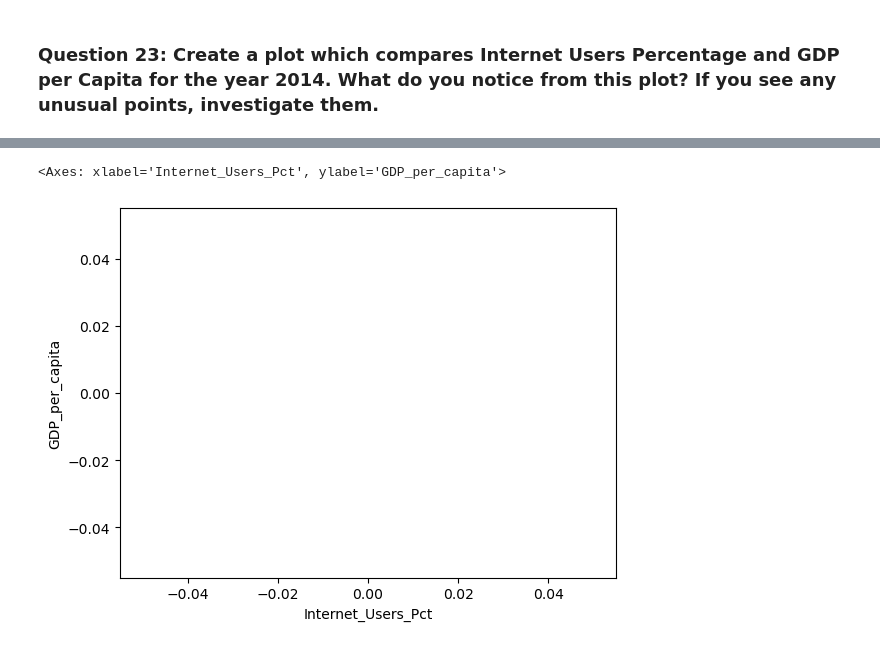
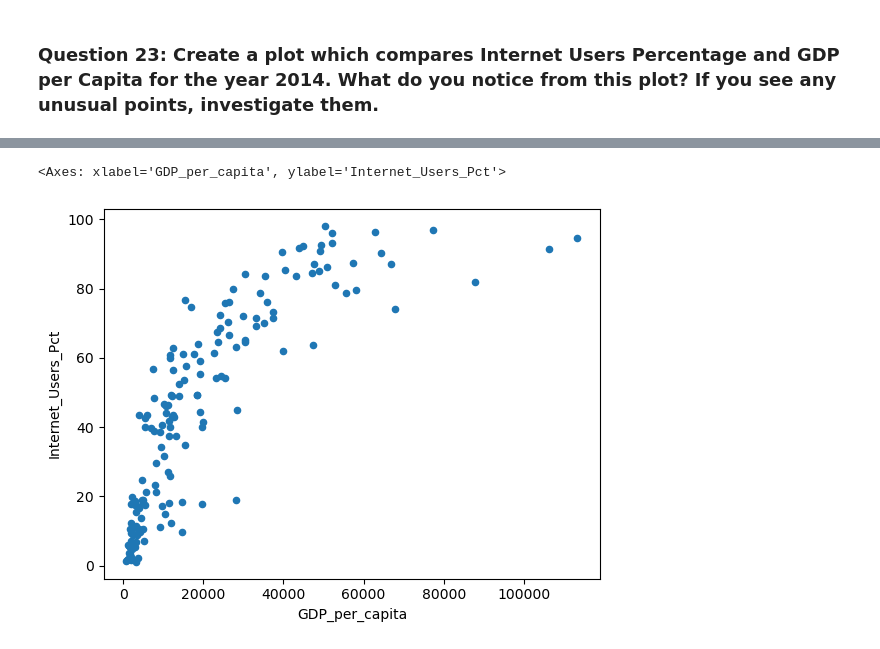
Before and after one commit to NSS-Data-Analytics-Cohort-11/undata-KohanaD, a Jupyter notebook: notebook/UN_da11_Kohana.ipynb, the cells around one changed output, grey strips where cells are left out. Saved outputs shown, nothing was run; the diff lists cells and outputs as text; code cells hidden in the pictures.

```diff
--- a/notebook/UN_da11_Kohana.ipynb
+++ b/notebook/UN_da11_Kohana.ipynb
@@ -492,6 +579,8 @@ internet_df.tail()
 internet_df.shape
 # %% [output]
 (4496, 3)
+# %%
+internet_df = internet_df.drop([4495], axis=0)
 # %%
 gdp_and_internet_use = pd.concat(Data)
 # %%
@@ -513,3 +628,7 @@ gdp_and_internet_use
+# %%
+internet_df['Year'] = internet_df['Year'].astype(int)
+# %%
+gdp_and_internet_use = gdp_df.merge(internet_df, how='outer')
 # %%
 internet_df.shape
 # %% [output]
@@ -628,5 +742,5 @@ No_Gdp = Inter_Gdp_2014.drop(columns=['GDP_per_capita'])
 # %%
-Inter_Gdp_2014.plot(kind='scatter', x='Internet_Users_Pct', y='GDP_per_capita')
+gdp_and_internet_use[gdp_and_internet_use['Year'] == 2014].plot(kind= 'scatter', x='GDP_per_capita', y='Internet_Users_Pct')
 # %% [output]
-<Axes: xlabel='Internet_Users_Pct', ylabel='GDP_per_capita'>
+<Axes: xlabel='GDP_per_capita', ylabel='Internet_Users_Pct'>
-[figure, old version]
+[figure, new version]
```
Also changed, not shown: parts of 36 cells of this notebook.
